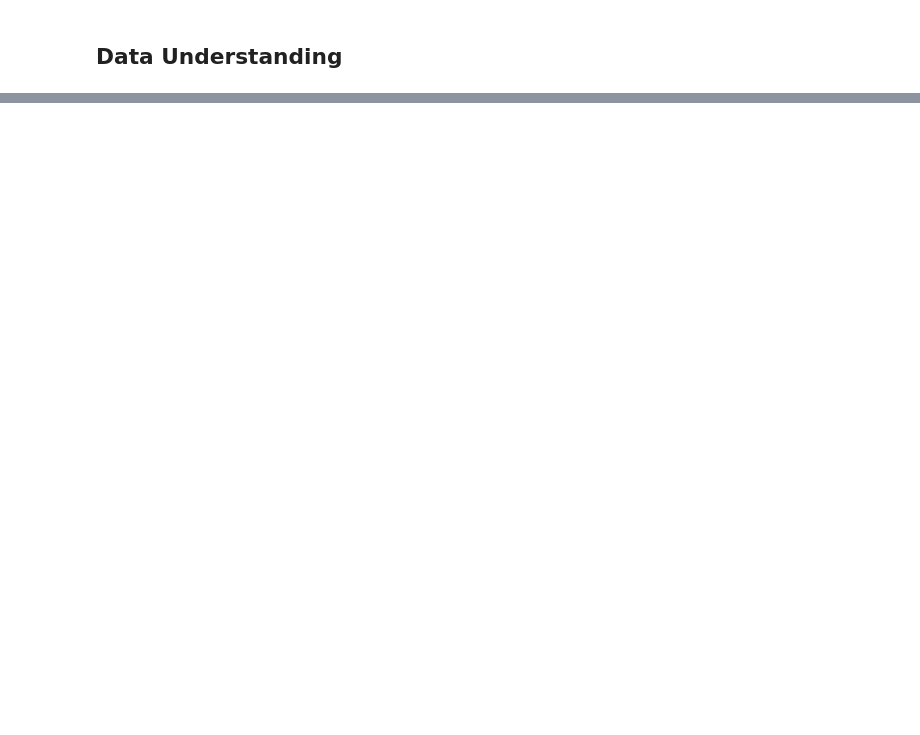
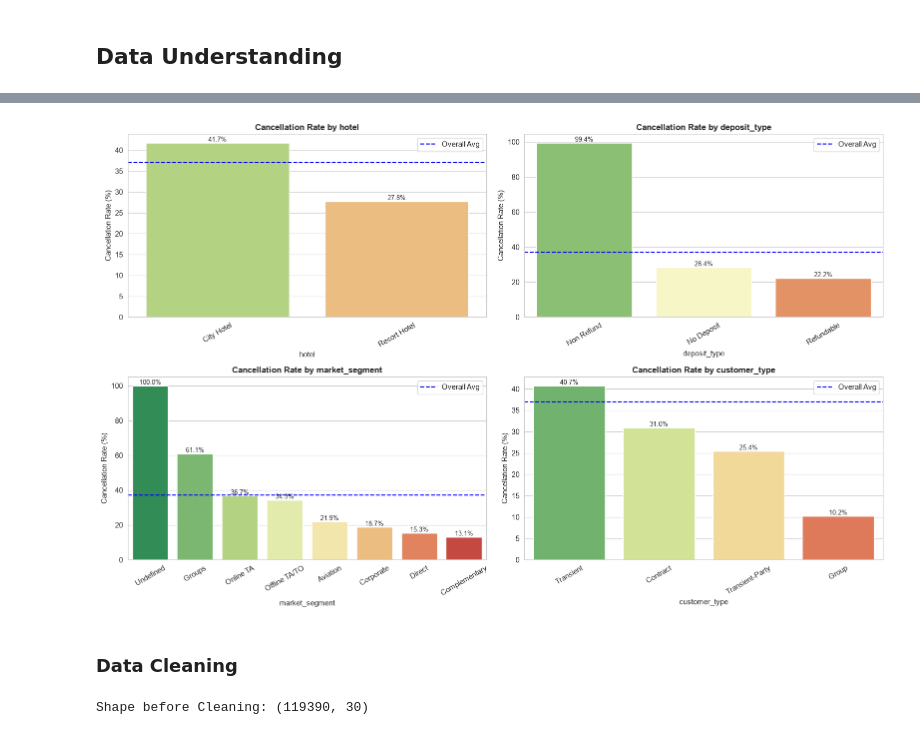
Before and after one commit to mohammadmhg/ml-casebooks, a Jupyter notebook: Hotel-Booking-Demand/notebook/hotel_cancellation_and_adr_modeling.ipynb, the cells around one changed output, grey strips where cells are left out. Cells and saved outputs as stored; diff of their text form; code cells hidden in the pictures; blank space fills up the shorter version.

```diff
--- a/Hotel-Booking-Demand/notebook/hotel_cancellation_and_adr_modeling.ipynb
+++ b/Hotel-Booking-Demand/notebook/hotel_cancellation_and_adr_modeling.ipynb
@@ -334,0 +590,36 @@ Dataset شامل **119,390 رکورد** و **32 ستون** است. این حجم
+# %%
+
+# نرخ لغو در دسته‌های مختلف
+
+fig, axes = plt.subplots(2, 2, figsize=(16, 10))
+axes = axes.flatten()
+
+bivar_cols = ['hotel', 'deposit_type', 'market_segment', 'customer_type']
+
+for i, col in enumerate(bivar_cols):
+    cancel_rate = df.groupby(col)['is_canceled'].mean().sort_values(ascending=False) * 100
+    sns.barplot(x=cancel_rate.index, y=cancel_rate.values, ax=axes[i], palette='RdYlGn_r')
+    axes[i].set_title(f'Cancellation Rate by {col}', fontsize=12, fontweight='bold')
+    axes[i].set_ylabel('Cancellation Rate (%)')
+    axes[i].tick_params(axis='x', rotation=30)
+    axes[i].axhline(y=df['is_canceled'].mean()*100, color='blue',
+                    linestyle='--', label='Overall Avg')
+    axes[i].legend()
+    for p in axes[i].patches:
+        axes[i].annotate(f'{p.get_height():.1f}%',
+                         (p.get_x() + p.get_width()/2, p.get_height()),
+                         ha='center', va='bottom', fontsize=9)
+
+plt.tight_layout()
+plt.show()
+# %% [output]
+[figure, added]
+# %% [markdown]
+### Data Cleaning
+# %%
+# ایجاد کپی کاری
+
+df_clean = df.copy()
+print(f"Shape before Cleaning: {df_clean.shape}")
+# %% [output]
+Shape before Cleaning: (119390, 30)
```
Also changed, not shown: parts of 138 cells of this notebook.
